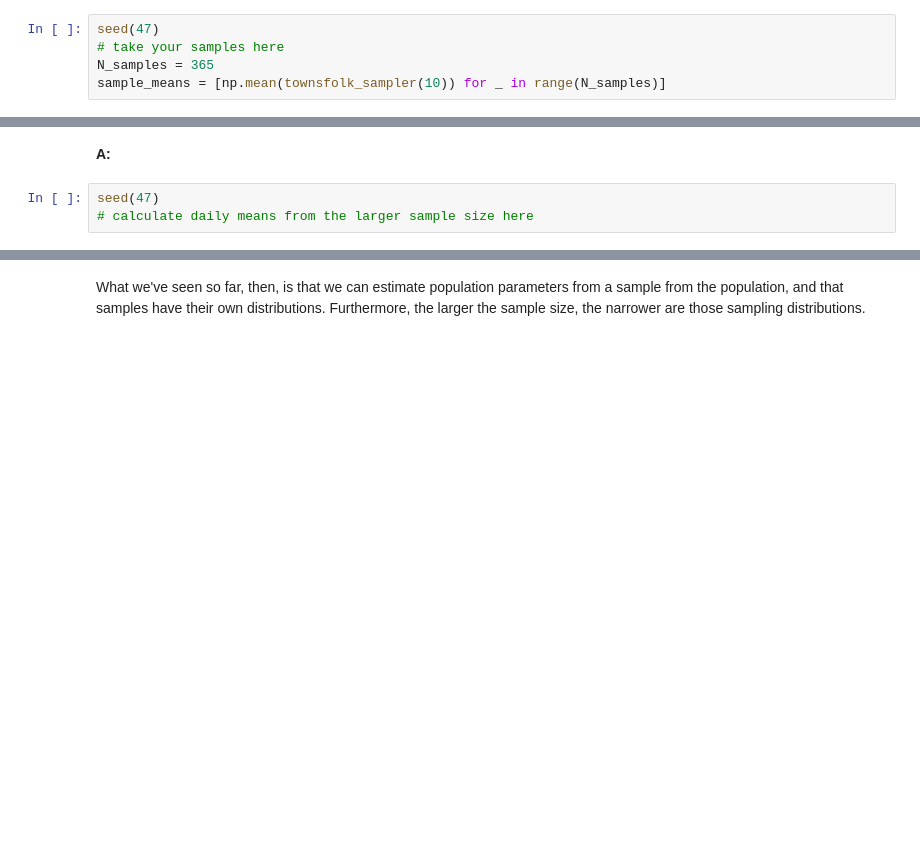
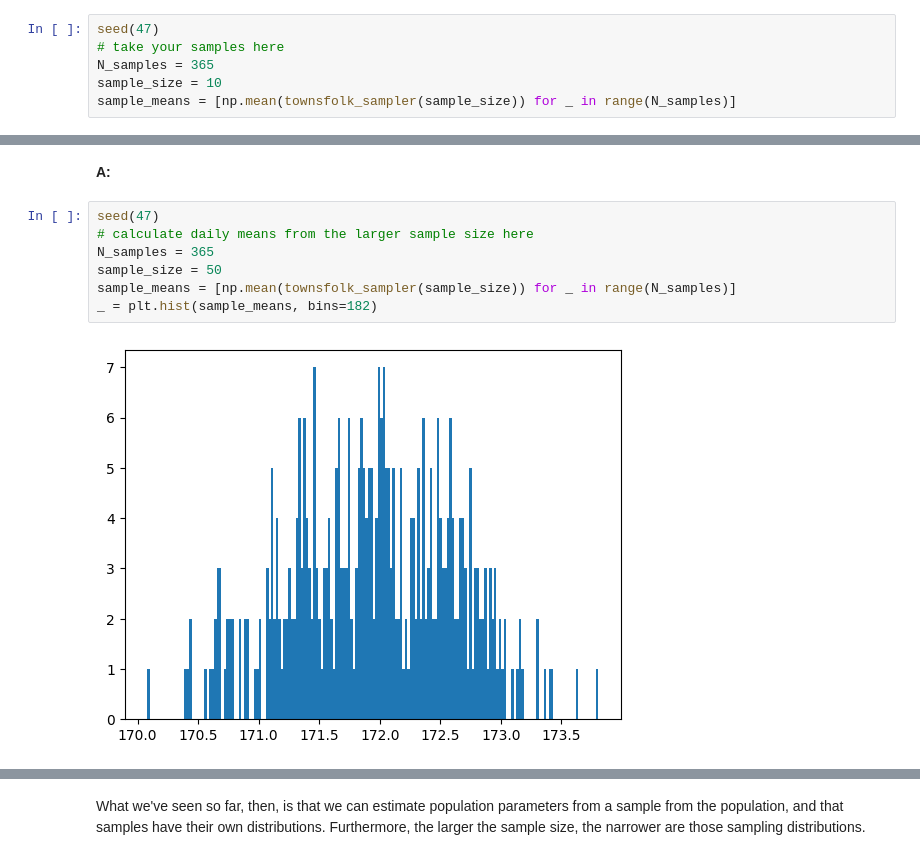
Before and after one commit to KaroAntonio/dsc, a Jupyter notebook: Unit 11 - Python Statistics in EDA/11.1 Frequentist Case Study/Frequentist Inference Case Study - Part A (3).ipynb, the cells around one changed output, grey strips where cells are left out. Cells and saved outputs as stored; diff of their text form; blank space fills up the shorter version.

```diff
--- a/Unit 11 - Python Statistics in EDA/11.1 Frequentist Case Study/Frequentist Inference Case Study - Part A (3).ipynb
+++ b/Unit 11 - Python Statistics in EDA/11.1 Frequentist Case Study/Frequentist Inference Case Study - Part A (3).ipynb
@@ -204,7 +204,8 @@ __A:__
 seed(47)
 # take your samples here
 N_samples = 365
-sample_means = [np.mean(townsfolk_sampler(10)) for _ in range(N_samples)]
+sample_size = 10
+sample_means = [np.mean(townsfolk_sampler(sample_size)) for _ in range(N_samples)]
 # %%
 _ = plt.hist(sample_means, bins=182)
 # %% [output]
@@ -241,3 +242,9 @@ __A:__
 # %%
 seed(47)
 # calculate daily means from the larger sample size here
+N_samples = 365
+sample_size = 50
+sample_means = [np.mean(townsfolk_sampler(sample_size)) for _ in range(N_samples)]
+_ = plt.hist(sample_means, bins=182)
+# %% [output]
+[figure, added]
```
Also changed, not shown: parts of 5 cells of this notebook.
